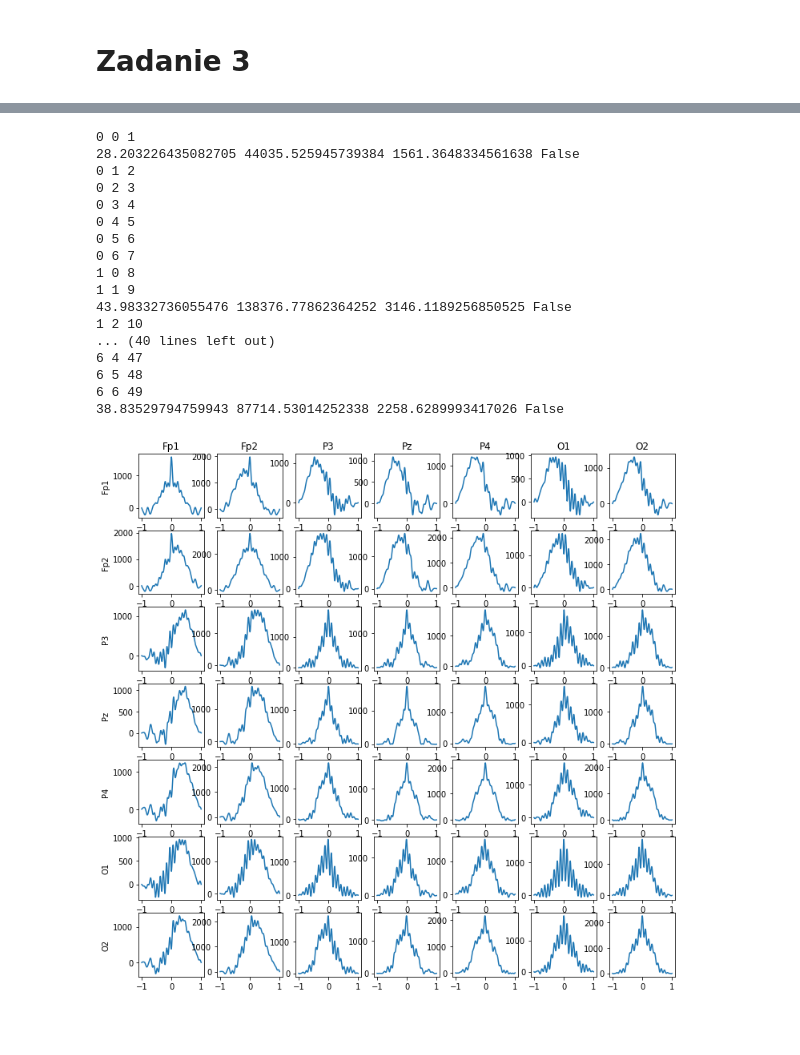
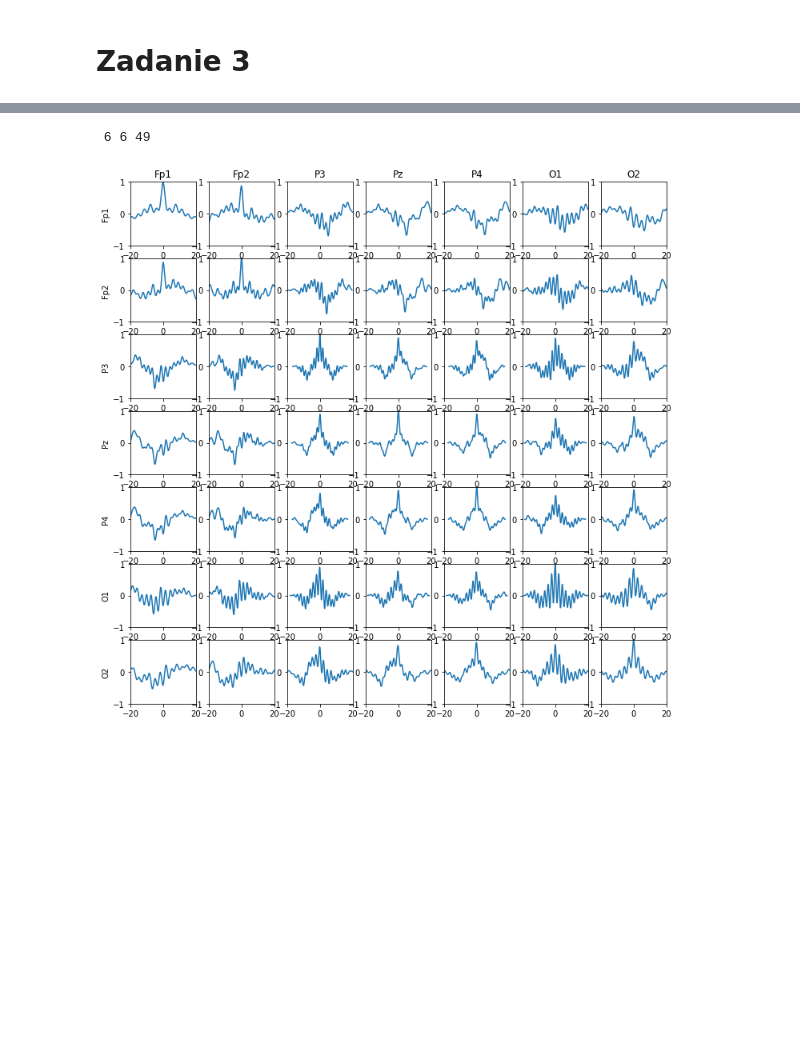
Before and after one commit to PPierzc/PracowniaEEG, a Jupyter notebook: autocorrelate/Cw1.ipynb, the cells around one changed output, grey strips where cells are left out. Drawn from its saved outputs; the diff is of its cells as text; code cells hidden in the pictures; blank space fills up the shorter version.

```diff
--- a/autocorrelate/Cw1.ipynb
+++ b/autocorrelate/Cw1.ipynb
@@ -120,3 +214,2 @@ NameError: name 'autocorrelate' is not defined
 # %%
-for i in range(2, 3):
-    print(corr(np.array([1,2,3]), np.array([-1, -2, -3]), i))
+print(corr(np.array([1,2,3]), np.array([-1, -2, -3]), 2))
@@ -238,41 +388,28 @@ end = int(start + 1 * Fs)
 # %%
 filtered_closed = filter_signal(signals_closed)
 # %%
+import sys
 plt.figure(figsize=(12,12))
 
 for i, x in enumerate(filtered_closed):
     for j, y in enumerate(filtered_closed):
-        print(i, j, (j+1) + (i*filtered_closed.shape[0]))
+        sys.stdout.write('\r {} {} {}'.format(i, j, (j+1) + (i*filtered_closed.shape[0])))
 
 
         plt.subplot(filtered_closed.shape[0], filtered_closed.shape[0], (j+1) + (i*filtered_closed.shape[0]))
 
         if j == 0:
             plt.ylabel(channels[i])
         if not i:
             plt.title(channels[j])
-        t, cov = auto_covar(x[start: end], y[start: end], normed=True)
-        t = t/Fs
+        t, cov = auto_covar(x[start: end], y[start: end], normed=False) / (np.std(x[start: end]) * np.std(y[start: end]))
+
         plt.plot(t, cov)
-#         plt.ylim(-1,1)
+        plt.ylim(-1,1)
+        plt.xlim(-20, 20)
 
+sys.stdout.write('\r\n')
 plt.show()
 # %% [output]
-0 0 1
-28.203226435082705 44035.525945739384 1561.3648334561638 False
-0 1 2
-0 2 3
-0 3 4
-0 4 5
-0 5 6
-0 6 7
-1 0 8
-1 1 9
-43.98332736055476 138376.77862364252 3146.1189256850525 False
-1 2 10
-... (40 lines left out)
-6 4 47
-6 5 48
-6 6 49
-38.83529794759943 87714.53014252338 2258.6289993417026 False
+ 6 6 49
-[figure, old version]
+[figure, new version]
```
Also changed, not shown: parts of 28 cells of this notebook, 1 other file.
